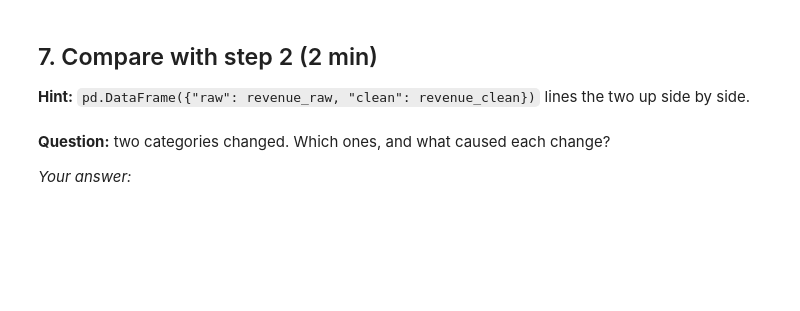
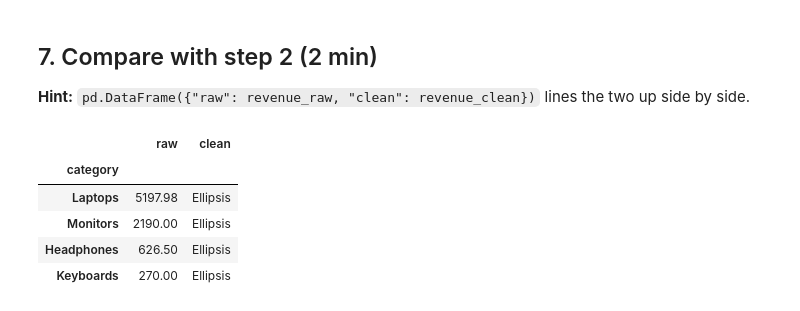
Before and after one commit to ddavidestebann/my-first-git-project, a Jupyter notebook: Week 3/AML3303_Week3_InClass_Lab.ipynb, the cells around one changed output. Drawn from its saved outputs; the diff is of its cells as text; code cells hidden in the pictures; blank space fills up the shorter version.

```diff
--- a/Week 3/AML3303_Week3_InClass_Lab.ipynb
+++ b/Week 3/AML3303_Week3_InClass_Lab.ipynb
@@ -79,5 +130,8 @@ Keep this result: you will compare against it at the end.
 - Group: `df.groupby("category")["revenue"].sum().sort_values(ascending=False)`
 # %%
 # TODO: revenue by category using the RAW orders (delivered only)
-revenue_raw = ...
+revenue_raw = orders[orders["status"] == "delivered"]
+revenue_raw["revenue"] = revenue_raw["quantity"] * revenue_raw["unit_price"]
+revenue_raw["revenue"]
+revenue_raw = revenue_raw.groupby("category")["revenue"].sum().sort_values(ascending=False)
 revenue_raw
@@ -110,15 +202,17 @@ revenue_raw
 orders_clean = orders.copy()
 
 # TODO: 1. drop duplicate rows
-
+orders_clean = orders_clean.drop_duplicates()
 
 # TODO: 2. fill missing unit_price with the median price of the same category
-
+category_medians = orders_clean.groupby("category")["unit_price"].transform("median")
+orders_clean["unit_price"] = orders_clean["unit_price"].fillna(category_medians)
 
 # TODO: 3. fill missing quantity with 1, then convert the column to int
+orders_clean["quantity"] = orders_clean["quantity"].fillna(1).astype(int)
 
 
 # TODO: 4. convert order_date to datetime
-
+orders_clean["order_date"] = pd.to_datetime(orders_clean["order_date"])
 
 orders_clean.info()
@@ -133,6 +242,17 @@ Cancelled and returned orders earn **no** revenue.
 - `np.round(x, 2)` if you want tidy numbers
 # %%
 # TODO: create a "revenue" column that is 0 for cancelled and returned orders
-orders_clean["revenue"] = ...
+orders_clean["revenue"] = np.where(
+    orders_clean["status"] == "delivered",
+    orders_clean["quantity"] * orders_clean["unit_price"],
+    0
+)
+
+orders_clean["revenue"] = np.round(orders_clean["revenue"], 2)
+
 
 # TODO: print total revenue, the mean order value, and the largest single order
+# Summary statistics
+print("Total revenue:", round(orders_clean["revenue"].sum(), 2))
+print("Mean order value:", round(orders_clean["revenue"].mean(), 2))
+print("Largest single order:", round(orders_clean["revenue"].max(), 2))
@@ -156,11 +296,19 @@ revenue_by_city
 **Hint:** `pd.DataFrame({"raw": revenue_raw, "clean": revenue_clean})` lines the two up side by side.
 # %%
 # TODO: revenue by category from the CLEANED data, then compare it with revenue_raw
-revenue_clean = ...
+evenue_clean = orders_clean.groupby("category")["revenue"].sum()
 
-comparison = ...
+# Compare raw and cleaned revenue side by side
+comparison = pd.DataFrame({
+    "raw": revenue_raw,
+    "clean": revenue_clean
+})
+
 comparison
+# %% [output]
+|  | raw | clean |
+| category |  |  |
+| Laptops | 5197.98 | Ellipsis |
+| Monitors | 2190.00 | Ellipsis |
+| Headphones | 626.50 | Ellipsis |
+| Keyboards | 270.00 | Ellipsis |
-# %% [markdown]
-**Question:** two categories changed. Which ones, and what caused each change?
-
-*Your answer:*
```
Also changed, not shown: parts of 10 cells of this notebook.
